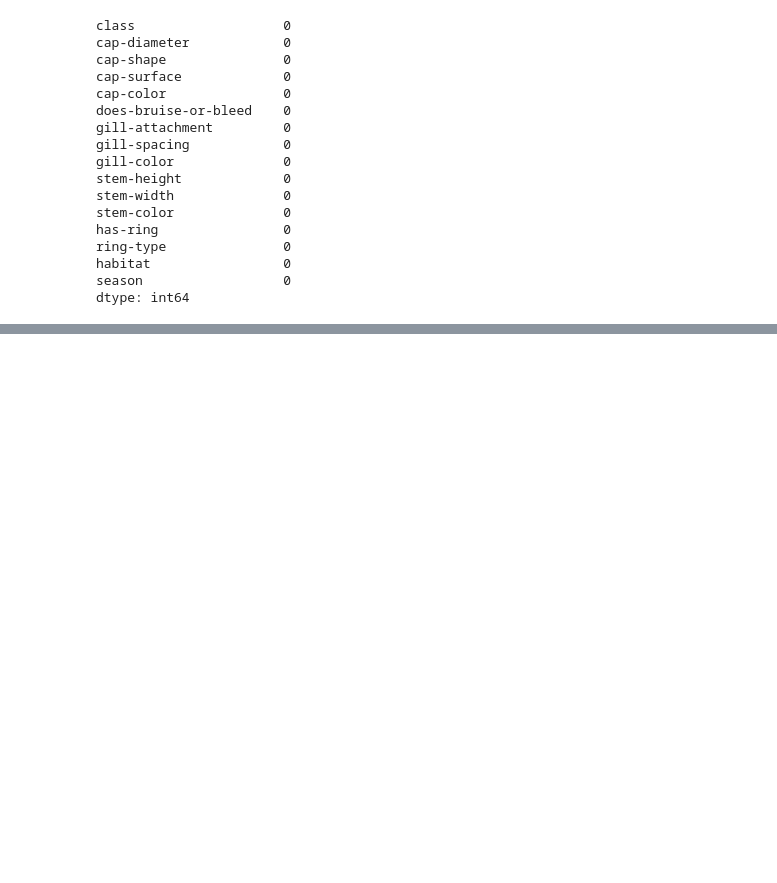
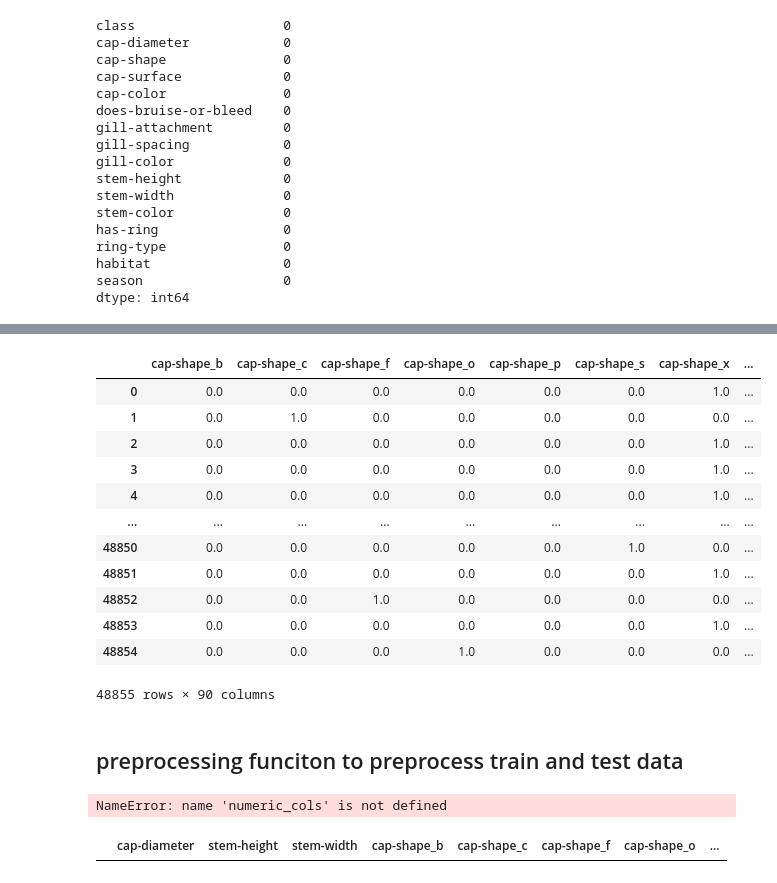
Before and after one commit to GerardoG2/PoisonMushroomClassifier, a Jupyter notebook: Notebooks/datacleaning.ipynb, the cells around one changed output, grey strips where cells are left out. Saved outputs shown, nothing was run; the diff lists cells and outputs as text; code cells hidden in the pictures; blank space fills up the shorter version.

```diff
--- a/Notebooks/datacleaning.ipynb
+++ b/Notebooks/datacleaning.ipynb
@@ -269,0 +426,17 @@ df
+# %%
+# encode class column
+from sklearn.preprocessing import LabelEncoder
+le = LabelEncoder()
+
+# encode class in train set
+train_class = imputed_train_df['class']
+train_class_encoded = le.fit_transform(train_class)
+# convert to series
+train_class_encoded = pd.Series(train_class_encoded, name='class')
+
+# encode class in test set
+test_class = imputed_test_df['class']
+test_class_encoded = le.transform(test_class)
+# convert to series
+test_class_encoded = pd.Series(test_class_encoded, name='class')
+train_class_encoded
@@ -270,3 +456,49 @@ df
+# %%
+# concatenate encoded features with class column (train set)
+final_train_df = pd.concat(
+    [encoded_train__featuresdf, pd.DataFrame(train_class_encoded, columns=['class'])],
+    axis=1
+)
+
+
+# concatenate encoded features with class column (test)
+final_test_df = pd.concat(
+    [encoded_test__features_df, pd.DataFrame(test_class_encoded, columns=['class'])],
+    axis=1
+)
+
+final_train_df
+# %% [output]
+|  | cap-shape_b | cap-shape_c | cap-shape_f | cap-shape_o | cap-shape_p | cap-shape_s | cap-shape_x | ... |
+| 0 | 0.0 | 0.0 | 0.0 | 0.0 | 0.0 | 0.0 | 1.0 | ... |
+| 1 | 0.0 | 1.0 | 0.0 | 0.0 | 0.0 | 0.0 | 0.0 | ... |
+| 2 | 0.0 | 0.0 | 0.0 | 0.0 | 0.0 | 0.0 | 1.0 | ... |
+| 3 | 0.0 | 0.0 | 0.0 | 0.0 | 0.0 | 0.0 | 1.0 | ... |
+| 4 | 0.0 | 0.0 | 0.0 | 0.0 | 0.0 | 0.0 | 1.0 | ... |
+| ... | ... | ... | ... | ... | ... | ... | ... | ... |
+| 48850 | 0.0 | 0.0 | 0.0 | 0.0 | 0.0 | 1.0 | 0.0 | ... |
+| 48851 | 0.0 | 0.0 | 0.0 | 0.0 | 0.0 | 0.0 | 1.0 | ... |
+| 48852 | 0.0 | 0.0 | 1.0 | 0.0 | 0.0 | 0.0 | 0.0 | ... |
+| 48853 | 0.0 | 0.0 | 0.0 | 0.0 | 0.0 | 0.0 | 1.0 | ... |
+| 48854 | 0.0 | 0.0 | 0.0 | 1.0 | 0.0 | 0.0 | 0.0 | ... |
+48855 rows × 90 columns
 # %%
 # export clean data to CSV
 df.to_csv('../Data/clean_data.csv', index=False)
+# %% [markdown]
+## preprocessing funciton to preprocess train and test data
+# %%
+# import preprocessing functions from preprocessing.py
+# First, reload the module to get the latest changes
+import importlib
+import preprocessing
+importlib.reload(preprocessing)
+
+from preprocessing import preprocess_mushroom_data
+processed_train_df, processed_test_df, encoders = preprocess_mushroom_data(train_df, test_df, fit_encoders=True)
+# %% [output]
+NameError: name 'numeric_cols' is not defined
+# %%
+processed_train_df[processed_train_df.isna().sum(axis=1)>=1]
+# %% [output]
+|  | cap-diameter | stem-height | stem-width | cap-shape_b | cap-shape_c | cap-shape_f | cap-shape_o | ... |
```
Also changed, not shown: parts of 25 cells of this notebook, 2 other files.
